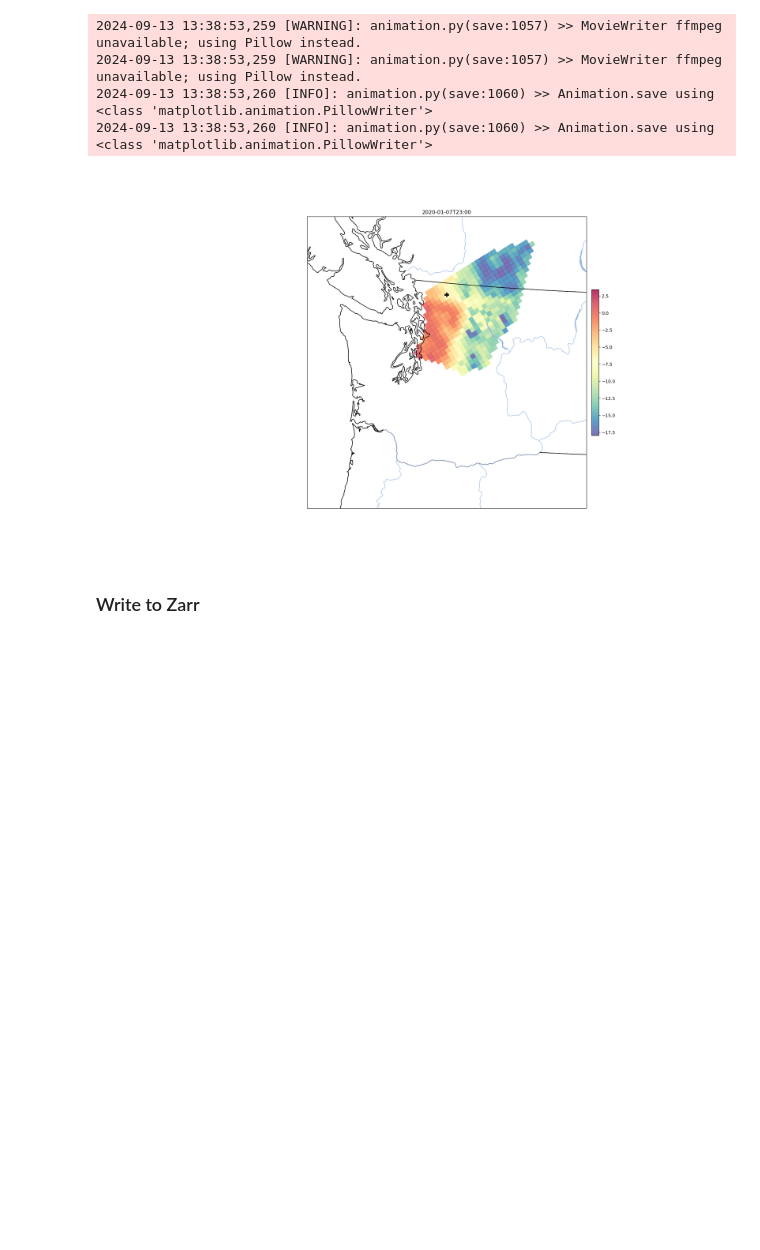
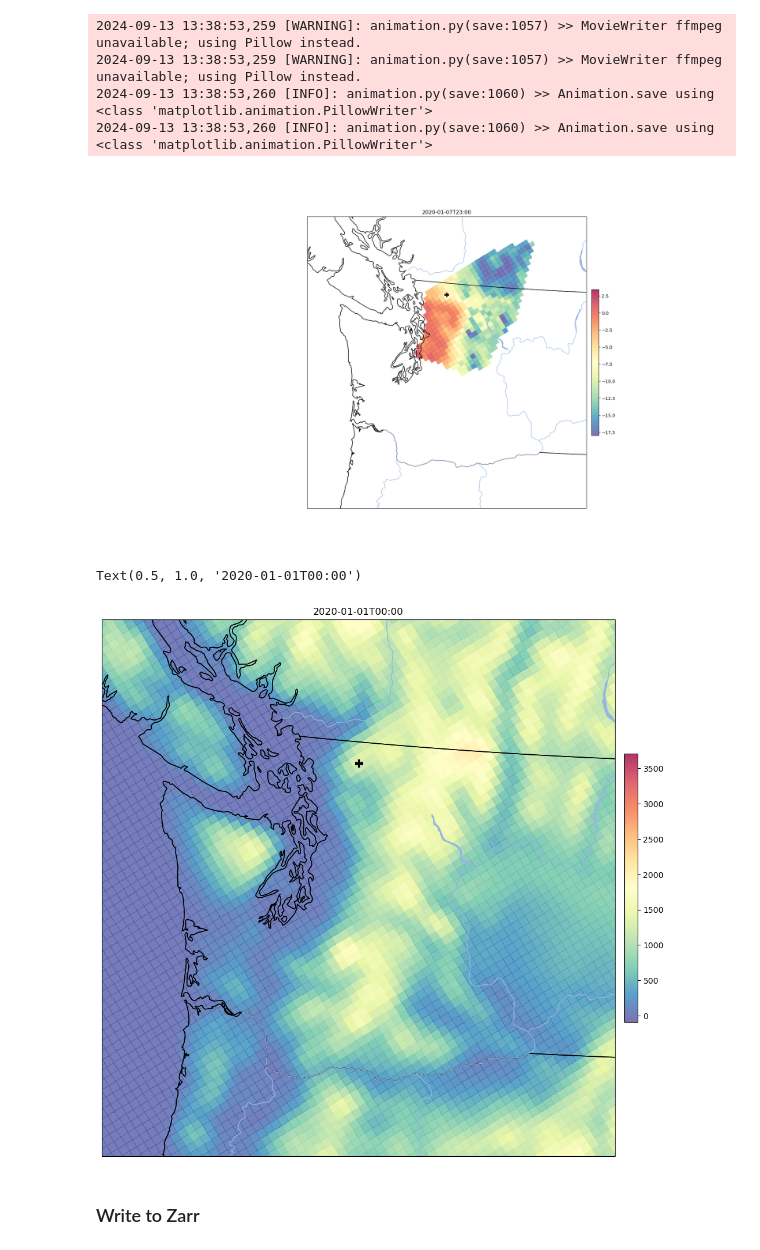
Before and after one commit to jakes44/skagit-met, a Jupyter notebook: WRF_Downloader.ipynb, the cells around one changed output. Drawn from its saved outputs; the diff is of its cells as text; code cells hidden in the pictures; blank space fills up the shorter version.

```diff
--- a/WRF_Downloader.ipynb
+++ b/WRF_Downloader.ipynb
@@ -54,17 +54,20 @@ def downloadMetadataFile(domain: int, output_dir: str = OUTPUT_DIR, coord: bool
     s3.download_file(BUCKET_NAME, s3_path, output_file)
     return output_file
 
-def getLatLonFromMetadata(metadata_file: str) -> (xr.DataArray, xr.DataArray):
+def getLatLonHgtFromMetadata(metadata_file: str) -> (xr.DataArray, xr.DataArray, xr.DataArray):
     data = xr.open_dataset(metadata_file)
     lat = data.variables["XLAT"]
     lon = data.variables["XLONG"]
+    hgt = data.variables["HGT"]
 
     lon_wrf = lon[0,:,:]
     lat_wrf = lat[0,:,:]
+    hgt_wrf = hgt[0,:,:]
     lat_wrf = xr.DataArray(lat_wrf, dims=["y", "x"])
     lon_wrf = xr.DataArray(lon_wrf, dims=["y", "x"])
+    hgt_wrf = xr.DataArray(hgt_wrf, dims=["y", "x"])
 
-    return (lat_wrf, lon_wrf)
+    return (lat_wrf, lon_wrf, hgt_wrf)
 # %%
 files = generateFileNames('2020-01-01', '2020-01-08', 'cesm2_r11i1p1f1_ssp245', 2, 2, False, False)
 
@@ -99,9 +104,9 @@ Data variables: (12/22)
 # %%
 md = downloadMetadataFile(2)
 
-lat, lon = getLatLonFromMetadata(md)
+lat, lon, hgt = getLatLonHgtFromMetadata(md)
 # %%
-x = x.assign_coords(lat=lat, lon=lon).rename({'south_north': 'y', 'west_east': 'x'})
+x = x.assign_coords(lat=lat, lon=lon).assign(hgt=hgt).rename({'south_north': 'y', 'west_east': 'x'})
 # %%
 byte_times = x['Times']
 time_strs = [str(time.values)[1:].replace("_", " ") for time in byte_times]
@@ -248,6 +253,38 @@ plt.title('2020-01-01T00:00')
 2024-09-13 13:38:53,260 [INFO]: animation.py(save:1060) >> Animation.save using <class 'matplotlib.animation.PillowWriter'>
 2024-09-13 13:38:53,260 [INFO]: animation.py(save:1060) >> Animation.save using <class 'matplotlib.animation.PillowWriter'>
 [figure]
+# %%
+import cartopy.crs as ccrs
+import cartopy.feature as cfeature
+from matplotlib import pyplot as plt
+import matplotlib.animation as animation
+
+mt_baker_lat_lon = (48.7758, -121.8199)
+lats = x.lat
+lons = x.lon
+
+abslat = np.abs(lats-mt_baker_lat_lon[0])
+abslon = np.abs(lons-mt_baker_lat_lon[1])
+
+projection = ccrs.LambertConformal(central_longitude=cen_lon,
+                                   central_latitude=cen_lat,
+                                   standard_parallels=(sp1, sp2))
+
+# Plot temp at a certain hour/to
+fig = plt.figure(figsize=[20, 12])
+ax = plt.axes(projection=projection)
+ax.add_feature(cfeature.COASTLINE.with_scale('10m'))
+ax.add_feature(cfeature.STATES.with_scale('10m'))
+ax.add_feature(cfeature.RIVERS.with_scale('10m'))
+ax.add_feature(cfeature.LAKES.with_scale('10m'))
+ax.set_extent([-118, -125, 45, 50], crs=ccrs.PlateCarree())
+mesh = ax.pcolormesh(lons, lats, x.hgt, transform=ccrs.PlateCarree(), cmap='Spectral_r', alpha=.8)
+fig.colorbar(mesh, ax=ax, shrink=.5, pad=.01)
+mt_baker = ax.scatter(mt_baker_lat_lon[1], mt_baker_lat_lon[0], transform=ccrs.PlateCarree(), marker='+', s=100, c='k', linewidth=3)
+plt.title('2020-01-01T00:00')
+# %% [output]
+Text(0.5, 1.0, '2020-01-01T00:00')
+[figure, added]
 # %% [markdown]
 ### Write to Zarr
 # %%
```
Also changed, not shown: parts of 2 cells of this notebook, 1 other file.
